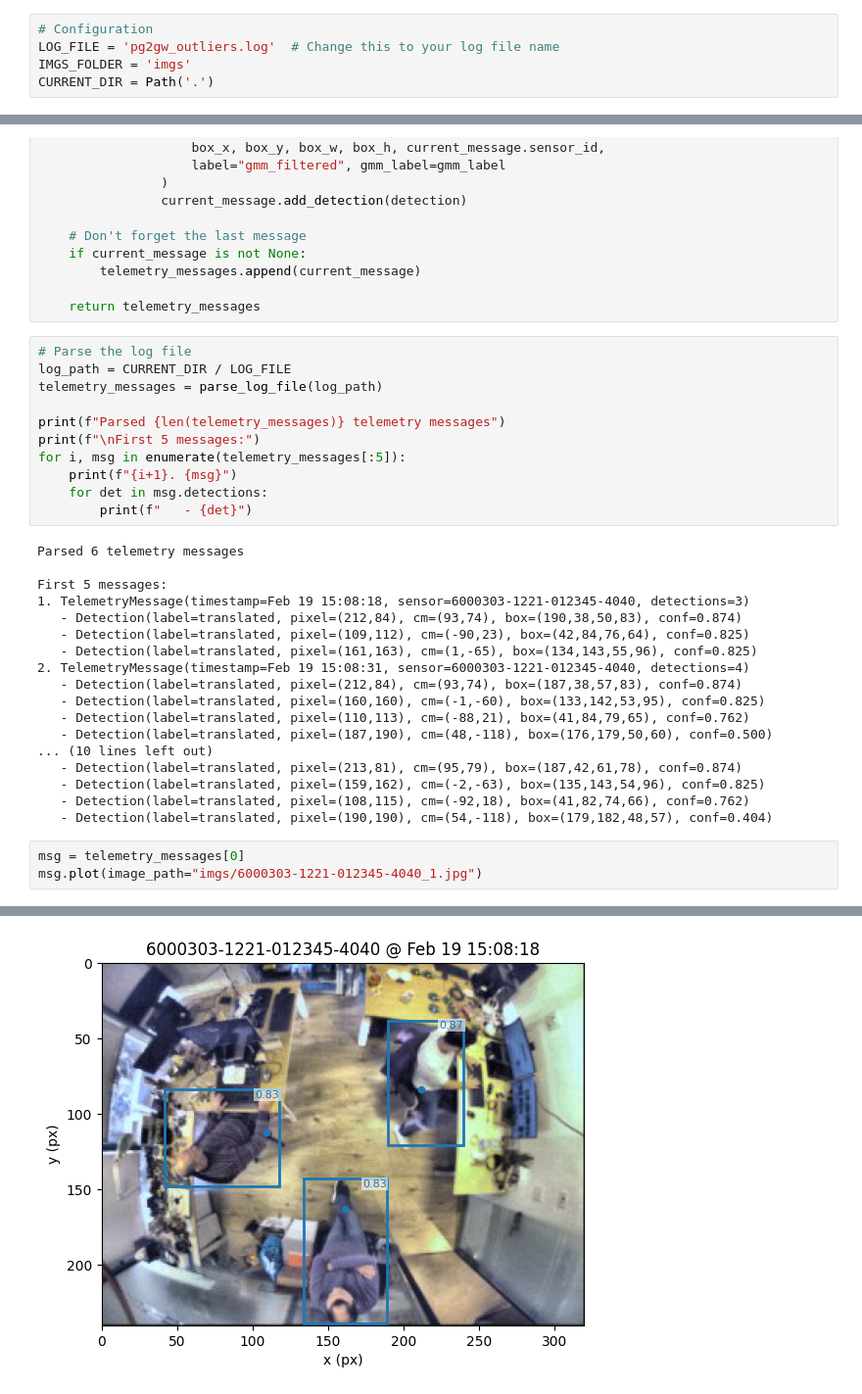
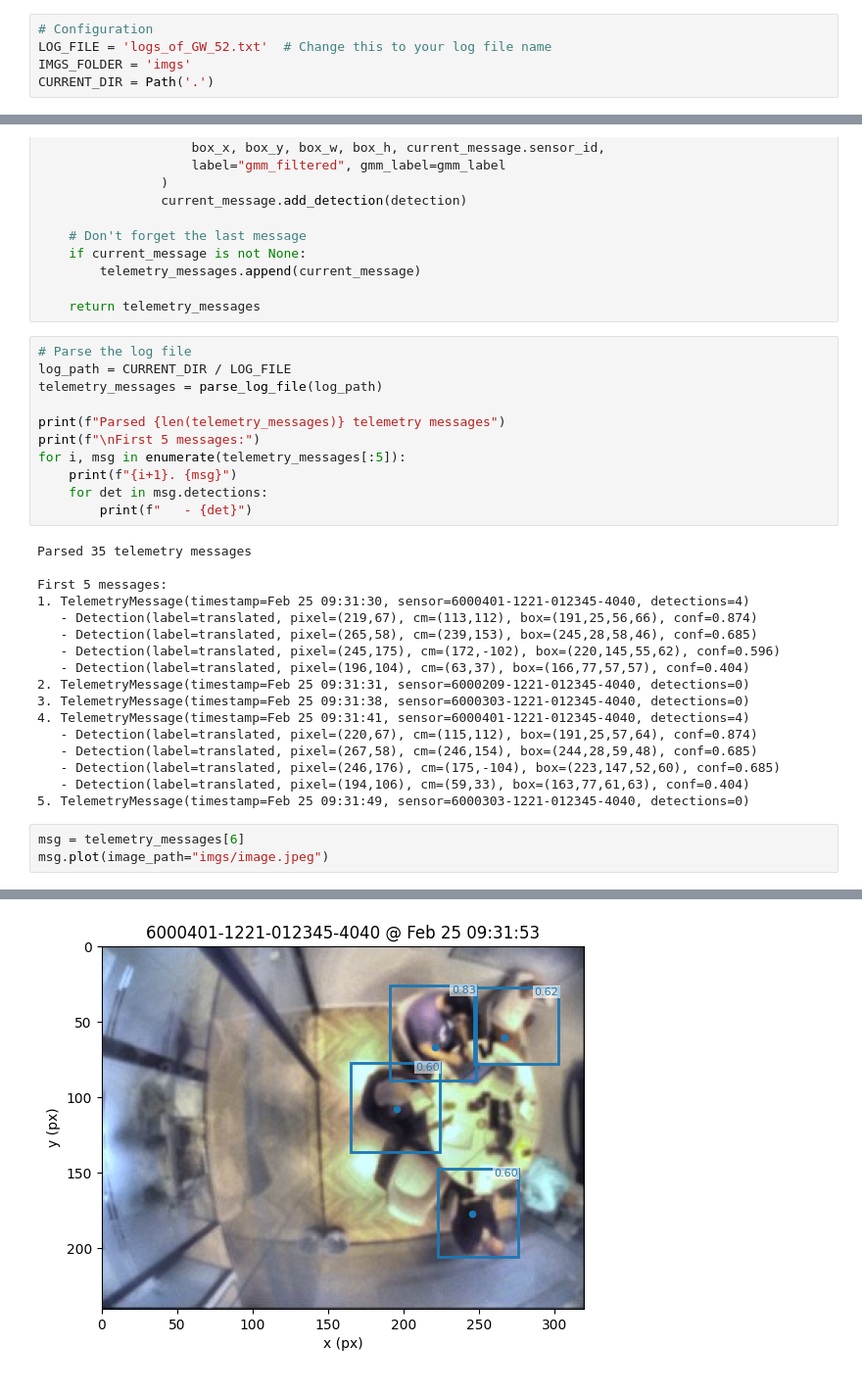
Before and after one commit to klymya/pg-research, a Jupyter notebook: alif_beta/beta_v2/parse_telemetry copy.ipynb, the cells around one changed output, grey strips where cells are left out. Shown at 98% size. Drawn from its saved outputs; the diff is of its cells as text.

```diff
--- a/alif_beta/beta_v2/parse_telemetry copy.ipynb
+++ b/alif_beta/beta_v2/parse_telemetry copy.ipynb
@@ -15,7 +15,7 @@ from pathlib import Path
 ## Configuration
 # %%
 # Configuration
-LOG_FILE = 'pg2gw_outliers.log'  # Change this to your log file name
+LOG_FILE = 'logs_of_GW_52.txt'  # Change this to your log file name
 IMGS_FOLDER = 'imgs'
 CURRENT_DIR = Path('.')
 # %% [markdown]
@@ -231,24 +231,23 @@ for i, msg in enumerate(telemetry_messages[:5]):
     for det in msg.detections:
         print(f"   - {det}")
 # %% [output]
-Parsed 6 telemetry messages
+Parsed 35 telemetry messages
 
 First 5 messages:
-1. TelemetryMessage(timestamp=Feb 19 15:08:18, sensor=6000303-1221-012345-4040, detections=3)
-   - Detection(label=translated, pixel=(212,84), cm=(93,74), box=(190,38,50,83), conf=0.874)
-   - Detection(label=translated, pixel=(109,112), cm=(-90,23), box=(42,84,76,64), conf=0.825)
-   - Detection(label=translated, pixel=(161,163), cm=(1,-65), box=(134,143,55,96), conf=0.825)
-2. TelemetryMessage(timestamp=Feb 19 15:08:31, sensor=6000303-1221-012345-4040, detections=4)
-   - Detection(label=translated, pixel=(212,84), cm=(93,74), box=(187,38,57,83), conf=0.874)
-   - Detection(label=translated, pixel=(160,160), cm=(-1,-60), box=(133,142,53,95), conf=0.825)
-   - Detection(label=translated, pixel=(110,113), cm=(-88,21), box=(41,84,79,65), conf=0.762)
-   - Detection(label=translated, pixel=(187,190), cm=(48,-118), box=(176,179,50,60), conf=0.500)
-... (10 lines left out)
-   - Detection(label=translated, pixel=(213,81), cm=(95,79), box=(187,42,61,78), conf=0.874)
-   - Detection(label=translated, pixel=(159,162), cm=(-2,-63), box=(135,143,54,96), conf=0.825)
-   - Detection(label=translated, pixel=(108,115), cm=(-92,18), box=(41,82,74,66), conf=0.762)
-   - Detection(label=translated, pixel=(190,190), cm=(54,-118), box=(179,182,48,57), conf=0.404)
+1. TelemetryMessage(timestamp=Feb 25 09:31:30, sensor=6000401-1221-012345-4040, detections=4)
+   - Detection(label=translated, pixel=(219,67), cm=(113,112), box=(191,25,56,66), conf=0.874)
+   - Detection(label=translated, pixel=(265,58), cm=(239,153), box=(245,28,58,46), conf=0.685)
+   - Detection(label=translated, pixel=(245,175), cm=(172,-102), box=(220,145,55,62), conf=0.596)
+   - Detection(label=translated, pixel=(196,104), cm=(63,37), box=(166,77,57,57), conf=0.404)
+2. TelemetryMessage(timestamp=Feb 25 09:31:31, sensor=6000209-1221-012345-4040, detections=0)
+3. TelemetryMessage(timestamp=Feb 25 09:31:38, sensor=6000303-1221-012345-4040, detections=0)
+4. TelemetryMessage(timestamp=Feb 25 09:31:41, sensor=6000401-1221-012345-4040, detections=4)
+   - Detection(label=translated, pixel=(220,67), cm=(115,112), box=(191,25,57,64), conf=0.874)
+   - Detection(label=translated, pixel=(267,58), cm=(246,154), box=(244,28,59,48), conf=0.685)
+   - Detection(label=translated, pixel=(246,176), cm=(175,-104), box=(223,147,52,60), conf=0.685)
+   - Detection(label=translated, pixel=(194,106), cm=(59,33), box=(163,77,61,63), conf=0.404)
+5. TelemetryMessage(timestamp=Feb 25 09:31:49, sensor=6000303-1221-012345-4040, detections=0)
 # %%
-msg = telemetry_messages[0]
-msg.plot(image_path="imgs/6000303-1221-012345-4040_1.jpg")
+msg = telemetry_messages[6]
+msg.plot(image_path="imgs/image.jpeg")
 # %% [output]
@@ -256,4 +255,4 @@ msg.plot(image_path="imgs/6000303-1221-012345-4040_1.jpg")
-[figure, old version]
+[figure, new version]
 # %%
 msg = telemetry_messages[0]
 msg.plot()
```
Also changed, not shown: parts of 2 cells of this notebook, 12 other files.
